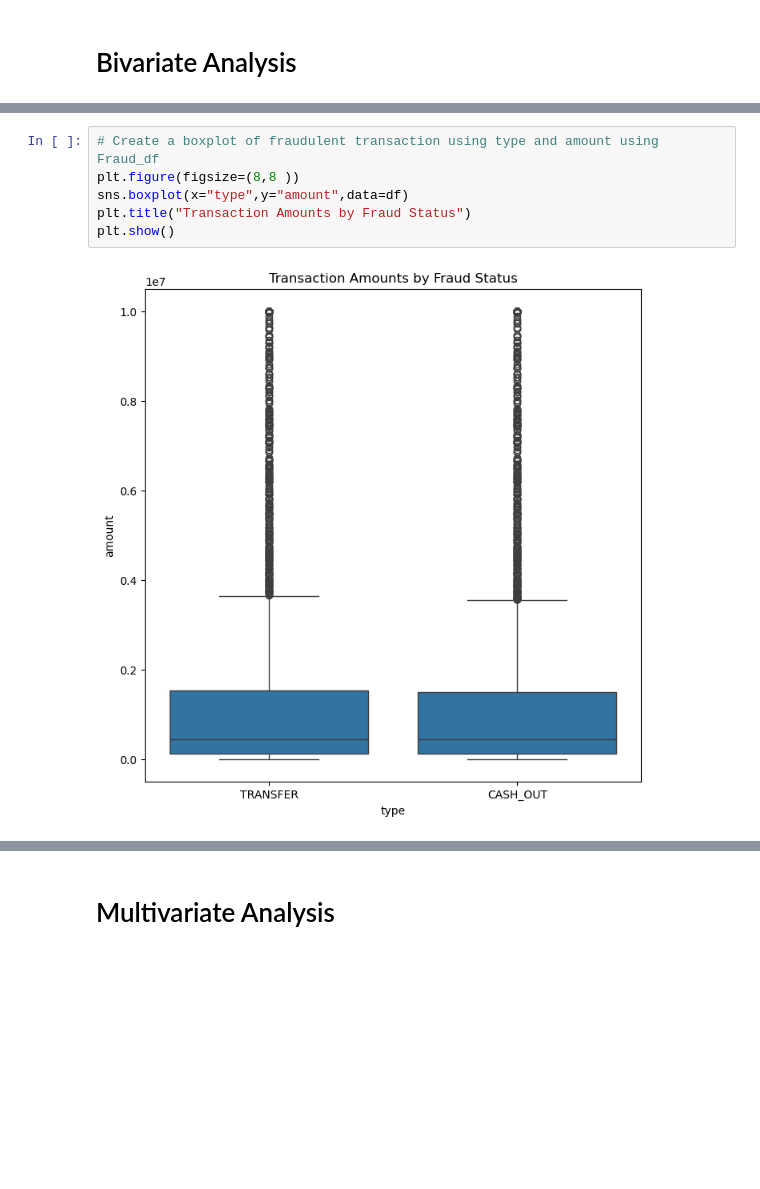
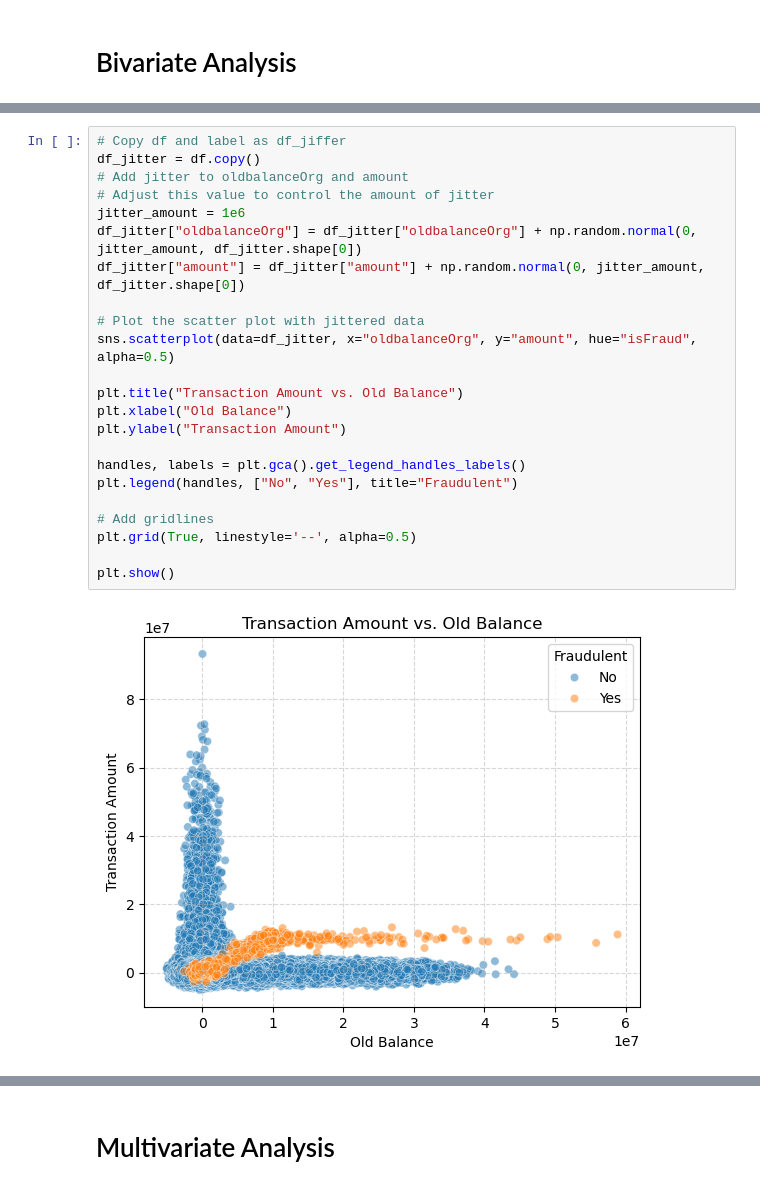
Before and after one commit to MaimunaBawa/Phase2TLAB1, a Jupyter notebook: EDA-1.ipynb, the cells around one changed output, grey strips where cells are left out. Saved outputs shown, nothing was run; the diff lists cells and outputs as text; blank space fills up the shorter version.

```diff
--- a/EDA-1.ipynb
+++ b/EDA-1.ipynb
@@ -207,8 +205,25 @@ plt.show()
-# %%
-# Create a boxplot of fraudulent transaction using type and amount using Fraud_df
-plt.figure(figsize=(8,8 ))
-sns.boxplot(x="type",y="amount",data=df)
-plt.title("Transaction Amounts by Fraud Status")
-plt.show()
-# %% [output]
-[figure, removed]
+# %%
+# Copy df and label as df_jiffer
+df_jitter = df.copy()
+# Add jitter to oldbalanceOrg and amount
+# Adjust this value to control the amount of jitter
+jitter_amount = 1e6
+df_jitter["oldbalanceOrg"] = df_jitter["oldbalanceOrg"] + np.random.normal(0, jitter_amount, df_jitter.shape[0])
+df_jitter["amount"] = df_jitter["amount"] + np.random.normal(0, jitter_amount, df_jitter.shape[0])
+
+# Plot the scatter plot with jittered data
+sns.scatterplot(data=df_jitter, x="oldbalanceOrg", y="amount", hue="isFraud", alpha=0.5)
+
+plt.title("Transaction Amount vs. Old Balance")
+plt.xlabel("Old Balance")
+plt.ylabel("Transaction Amount")
+
+handles, labels = plt.gca().get_legend_handles_labels()
+plt.legend(handles, ["No", "Yes"], title="Fraudulent")
+
+# Add gridlines
+plt.grid(True, linestyle='--', alpha=0.5)
+
+plt.show()
+# %% [output]
+[figure, added]
```
Also changed, not shown: parts of 14 cells of this notebook, 1 other file.
